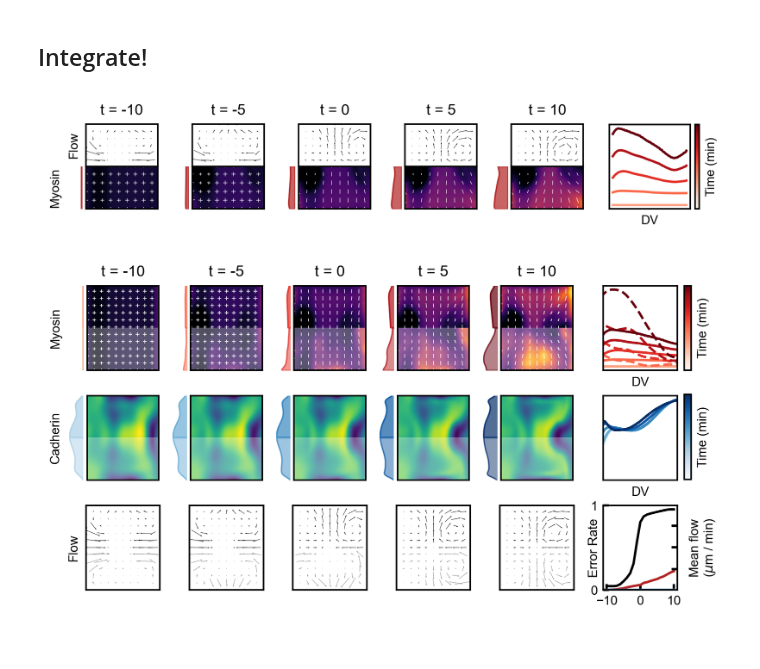
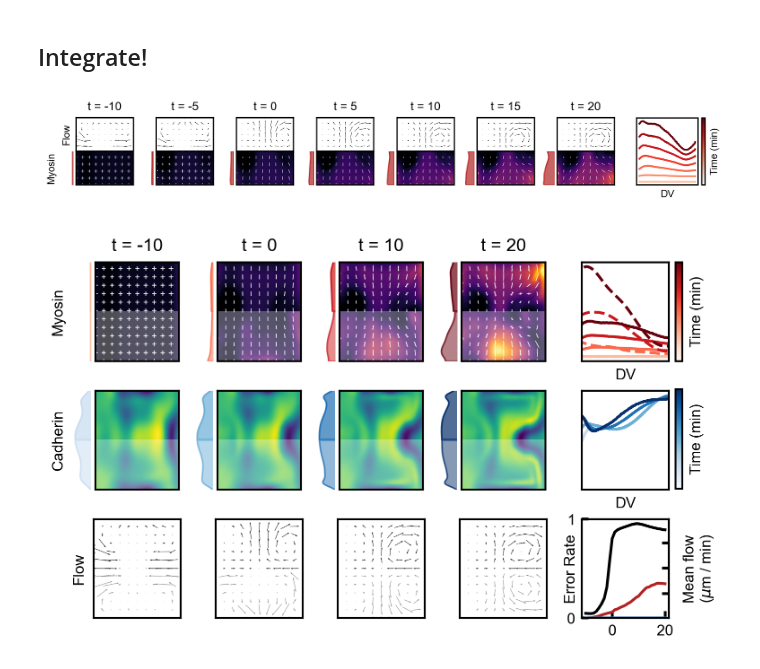
Before and after one commit to jcolen/drosophila_morphogenesis, a Jupyter notebook: ClosedLoop_NODE_Forecasting.ipynb, the cells around one changed output. Drawn from its saved outputs; the diff is of its cells as text; code cells hidden in the pictures.

```diff
--- a/ClosedLoop_NODE_Forecasting.ipynb
+++ b/ClosedLoop_NODE_Forecasting.ipynb
@@ -546,26 +546,21 @@ class ClosedFlyLoop(nn.Module):
         #D_t m_ij  = 1.431 m_ij Tr(E_passive)
         #D_t m_ij = 0.305 * Tr(m) * m_ij - 0.160 * {m, E}
         #D_t m_ij  = 0.007 Static_DV Tr(m_ij) + 1.368 m_ij Tr(E_passive) + 0.188 m_ij Tr(m_ij)
-        #D_t m_ij  = -0.010 m_ij + 1.351 m_ij Tr(E_passive) + 0.012 Static_DV Tr(m_ij) + 0.221 m_ij Tr(m_ij)
         #D_t m_ij  = 0.024 Static_DV Tr(m_ij) + -0.023 m_ij + 1.335 m_ij Tr(E_passive) + 0.152 m_ij Tr(m_ij)
         #D_t m_ij  = 0.095 Static_DV Tr(m_ij) + -0.001 m_ij + 1.402 m_ij Tr(E_passive) + 0.220 m_ij Tr(m_ij) + 0.008 {m_ij, E_passive} + -0.054 {m_ij, Static_DV}
         #D_t m_ij  = -0.001 E_passive + 0.034 E_passive Tr(m_ij) + 0.122 Static_DV Tr(m_ij) + 0.030 m_ij + 1.357 m_ij Tr(E_passive) + -0.075 m_ij Tr(m_ij) + 0.332 m_ij m_ij + -0.021 {m_ij, E_passive} + -0.083 {m_ij, Static_DV}
-        #D_t m_ij  = -0.016 m_ij + 1.319 m_ij Tr(E_passive) + 0.022 Static_DV Tr(m_ij) + 0.129 m_ij Tr(m_ij) + 0.026 Dorsal_Source m_ij + -0.290 Dorsal_Source m_ij Tr(E_passive) + -0.003 Dorsal_Source Static_DV + 0.007 Dorsal_Source m_ij Tr(m_ij)
 
+        #D_t m_ij  = -0.010 m_ij + 1.351 m_ij Tr(E_passive) + 0.012 Static_DV Tr(m_ij) + 0.221 m_ij Tr(m_ij)
         #mdot += -0.010 * m
         #mdot += 1.351 * m * torch.einsum('kkyx->yx', E_passive)
         #mdot += 0.012 * trm * self.gamma_dv
         #mdot += 0.221 * trm * m
 
+        #D_t m_ij  = -0.016 m_ij + 1.319 m_ij Tr(E_passive) + 0.022 Static_DV Tr(m_ij) + 0.129 m_ij Tr(m_ij) + 0.026 Dorsal_Source m_ij + -0.290 Dorsal_Source m_ij Tr(E_passive) + -0.003 Dorsal_Source Static_DV + 0.007 Dorsal_Source m_ij Tr(m_ij)
         #mdot += -1 * (0.016 - 0.026 * s) * m
         #mdot += (1.319 - 0.290 * s) * m * torch.einsum('kkyx->yx', E_passive)
         #mdot += (0.026 - 0.003 * s) * trm * self.gamma_dv
         #mdot += (0.129 + 0.007 * s) * trm * m
-
-        #mdot += -1 * (0.008 - 0.075 * s) * m
-        #mdot += (1.378 - 1.212 * s) * m * torch.einsum('kkyx->yx', E_passive)
-        #mdot += (0.013 - 0.004 * s) * trm * self.gamma_dv
-        #mdot += (0.194 - 0.525 * s) * trm * m
 
         #Closed loop PINN version 03232023
         #D_t m = -(0.514 - 0.549 s) m + (1.34 - 1 s){m, E_p} + (1.74 - 1.77 s) Tr(m) Gamma^{DV} + (1.66 - 1.68 s) Tr(m) m
@@ -575,7 +570,7 @@ class ClosedFlyLoop(nn.Module):
         #mdot +=  (1.66 - 1.68 * s) * trm * m
 
         #Closed loop PINN version 03282023
-        #	D_t m = -(0.644 - 1.09 s) m + (1.02 - 1.2 s){m, E_p} + (0.891 - 1.47 s) Tr(m) Gamma^{DV} + (0.866 - 1.43 s) Tr(m) m
+        #D_t m = -(0.644 - 1.09 s) m + (1.02 - 1.2 s){m, E_p} + (0.891 - 1.47 s) Tr(m) Gamma^{DV} + (0.866 - 1.43 s) Tr(m) m
         mdot += -(0.64 - 1.09 * s) * m
         mdot +=  (1.02 - 1.2 * s) * m * torch.einsum('kkyx->yx', E_passive)
         mdot +=  (0.89 - 1.47 * s) * trm * self.gamma_dv
@@ -628,8 +623,7 @@ Collect initial conditions - m, c, v, gamma_d, gamma_dv, and time
 '''
 with h5py.File('Public/myosin_dynamics_fitting.h5', 'r') as h5f:
     data = h5f['ensemble']
-    tmin = -10
-    tmax = 10
+    tmax = 20
     tmin = -10
     sigma = 5
 
@@ -637,35 +631,35 @@ with h5py.File('Public/myosin_dynamics_fitting.h5', 'r') as h5f:
     t_mask = np.logical_and(t >= tmin, t <= tmax)
 
     m0 = data['fields/m_ij'][t_mask, ...][()]
     s0 = data['X_raw/Dorsal_Source'][t_mask, ...][()]
 
-    s0 = np.load('ClosedLoopPINN/version_03232023/DorsalSource_IC.npy')[None]
+    #s0 = np.load('ClosedLoopPINN/version_03232023/DorsalSource_IC.npy')[None]
     s0 = np.load('ClosedLoopPINN/version_03282023/DorsalSource_IC.npy')[None]
 
-    s0 = gaussian_filter(s0, sigma=(0, sigma, sigma))
+    #s0 = gaussian_filter(s0, sigma=(0, sigma, sigma))
     v0 = data['fields/v'][t_mask, ...][()]
     v0 = LeftRightSymmetrize().fit_transform(v0)
     t0 = t[t_mask, ...][()]
 
     #If we're using synthetic ICs, remove DV grading
     m0_mean = np.mean(m0[0], axis=-2, keepdims=True)
     m0[0] = np.broadcast_to(m0_mean, m0[0].shape)
 
 model, (m, s, v, t) = integrate(
     m0[0], s0[0], v_model,
     t0, dv, ap, thresh=0.2)
 s0 = s
 
 mnorm = np.linalg.norm(m0, axis=(1, 2))
 mmin = np.min(mnorm)
 mmax = np.max(mnorm)
 mask = np.s_[..., 20:-20, 0:-25]
 
 plot(m, v, t, dt=5, mmin=mmin, mmax=mmax, mask=mask)
 comparison_plot(m, m0,
                 s, s0,
                 v, v0,
-                t, dt=5)
+                t, dt=10)
 # %% [output]
-[figure, old version]
+[figure, new version]
-[figure, old version]
+[figure, new version]
```
Also changed, not shown: 5 other files.
